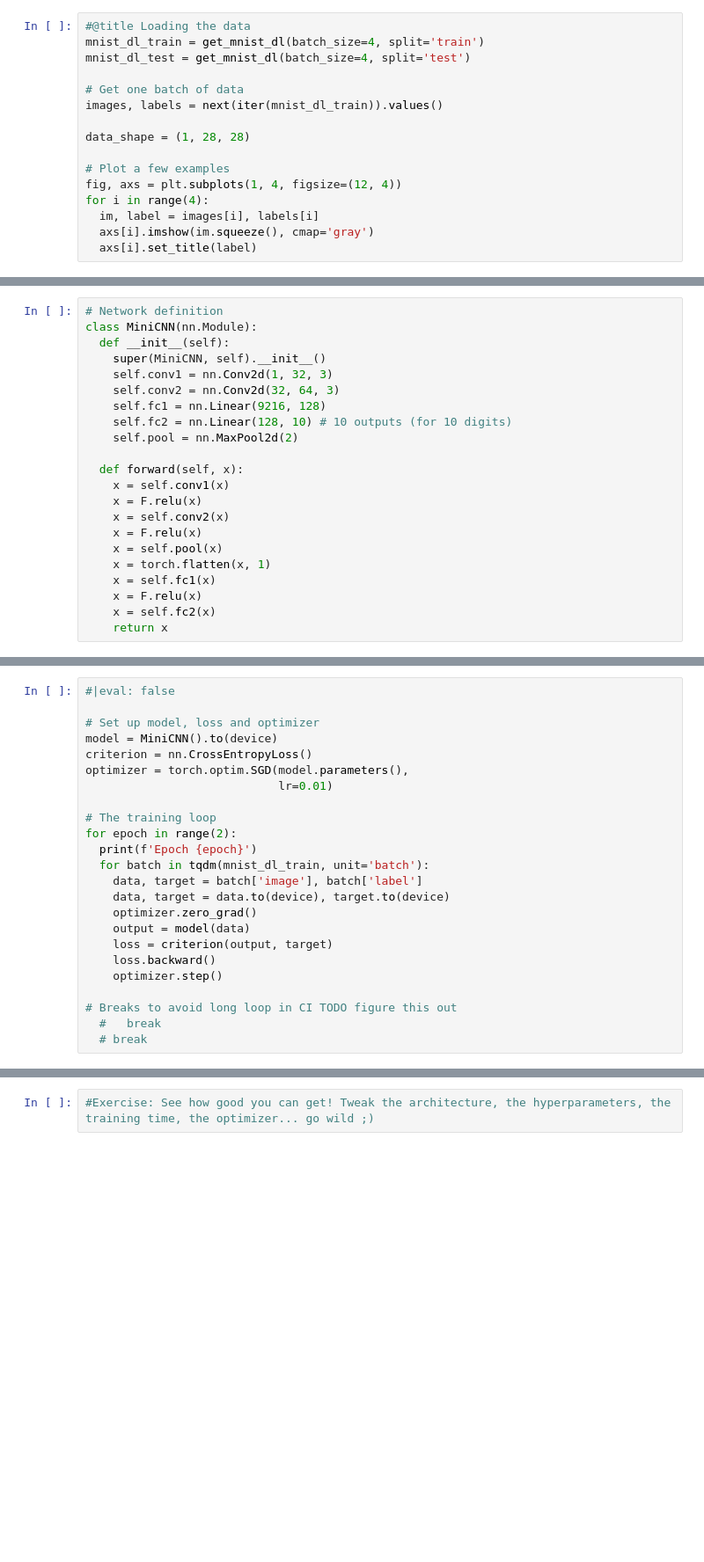
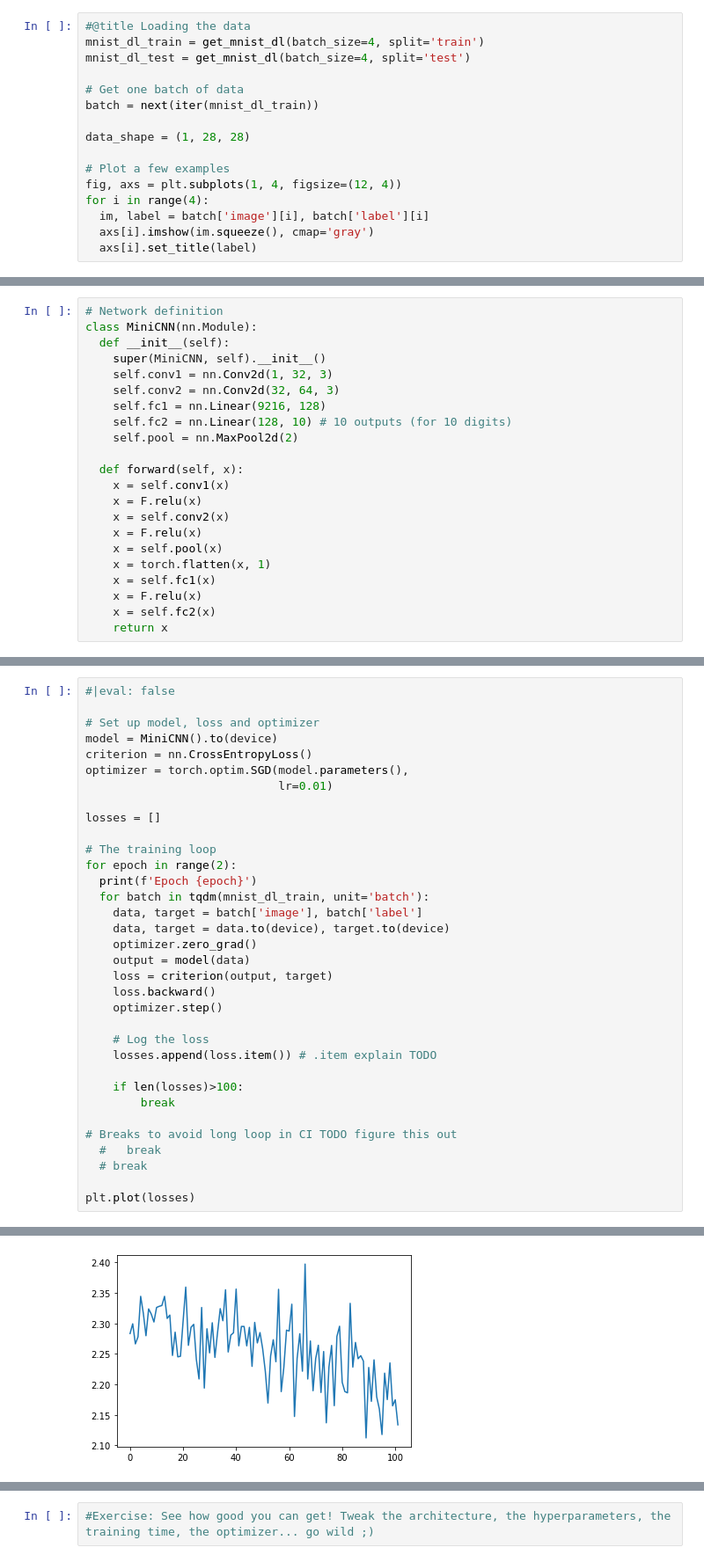
Before and after one commit to johnowhitaker/tglcourse, a Jupyter notebook: 03_Building_NNs.ipynb, the cells around one changed output, grey strips where cells are left out. Shown: that part at 88% size. Saved outputs shown, nothing was run; the diff lists cells and outputs as text; blank space fills up the shorter version.

```diff
--- a/03_Building_NNs.ipynb
+++ b/03_Building_NNs.ipynb
@@ -169,14 +169,14 @@ mnist_dl_train = get_mnist_dl(batch_size=4, split='train')
 mnist_dl_test = get_mnist_dl(batch_size=4, split='test')
 
 # Get one batch of data
-images, labels = next(iter(mnist_dl_train)).values()
+batch = next(iter(mnist_dl_train))
 
 data_shape = (1, 28, 28)
 
 # Plot a few examples
 fig, axs = plt.subplots(1, 4, figsize=(12, 4))
 for i in range(4):
-  im, label = images[i], labels[i]
+  im, label = batch['image'][i], batch['label'][i]
   axs[i].imshow(im.squeeze(), cmap='gray')
   axs[i].set_title(label)
 # %% [output]
@@ -246,6 +246,8 @@ model = MiniCNN().to(device)
 criterion = nn.CrossEntropyLoss()
 optimizer = torch.optim.SGD(model.parameters(),
                             lr=0.01)
+
+losses = []
 
 # The training loop
 for epoch in range(2):
@@ -259,8 +261,16 @@ for epoch in range(2):
     loss.backward()
     optimizer.step()
 
+    # Log the loss
+    losses.append(loss.item()) # .item explain TODO
+
+    if len(losses)>100:
+        break
+
 # Breaks to avoid long loop in CI TODO figure this out
   #   break
   # break
+
+plt.plot(losses)
 # %% [output]
 Epoch 0
@@ -268 +279,2 @@ KeyboardInterrupt:
+[figure, added]
 # %% [markdown]
```
Also changed, not shown: parts of 7 cells of this notebook, 2 other files.
